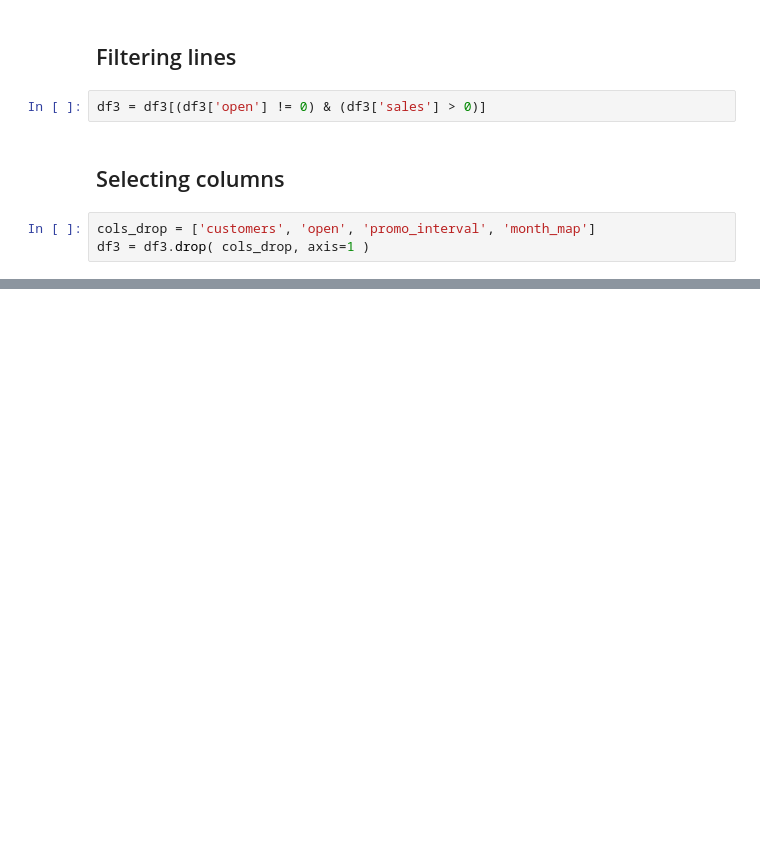
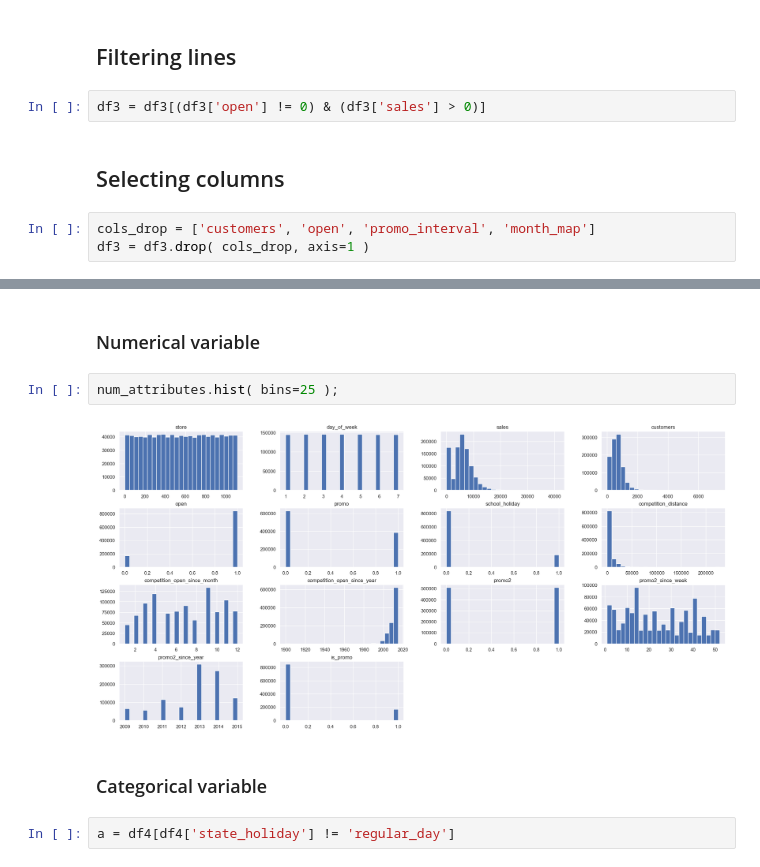
Before and after one commit to FSaladini/rossman_store_predict, a Jupyter notebook: main.ipynb, the cells around one changed output, grey strips where cells are left out. Drawn from its saved outputs; the diff is of its cells as text; blank space fills up the shorter version.

```diff
--- a/main.ipynb
+++ b/main.ipynb
@@ -379,0 +393,10 @@ df3 = df3.drop( cols_drop, axis=1 )
+# %% [markdown]
+### Numerical variable
+# %%
+num_attributes.hist( bins=25 );
+# %% [output]
+[figure, added]
+# %% [markdown]
+### Categorical variable
+# %%
+a = df4[df4['state_holiday'] != 'regular_day']
```
Also changed, not shown: parts of 24 cells of this notebook.
